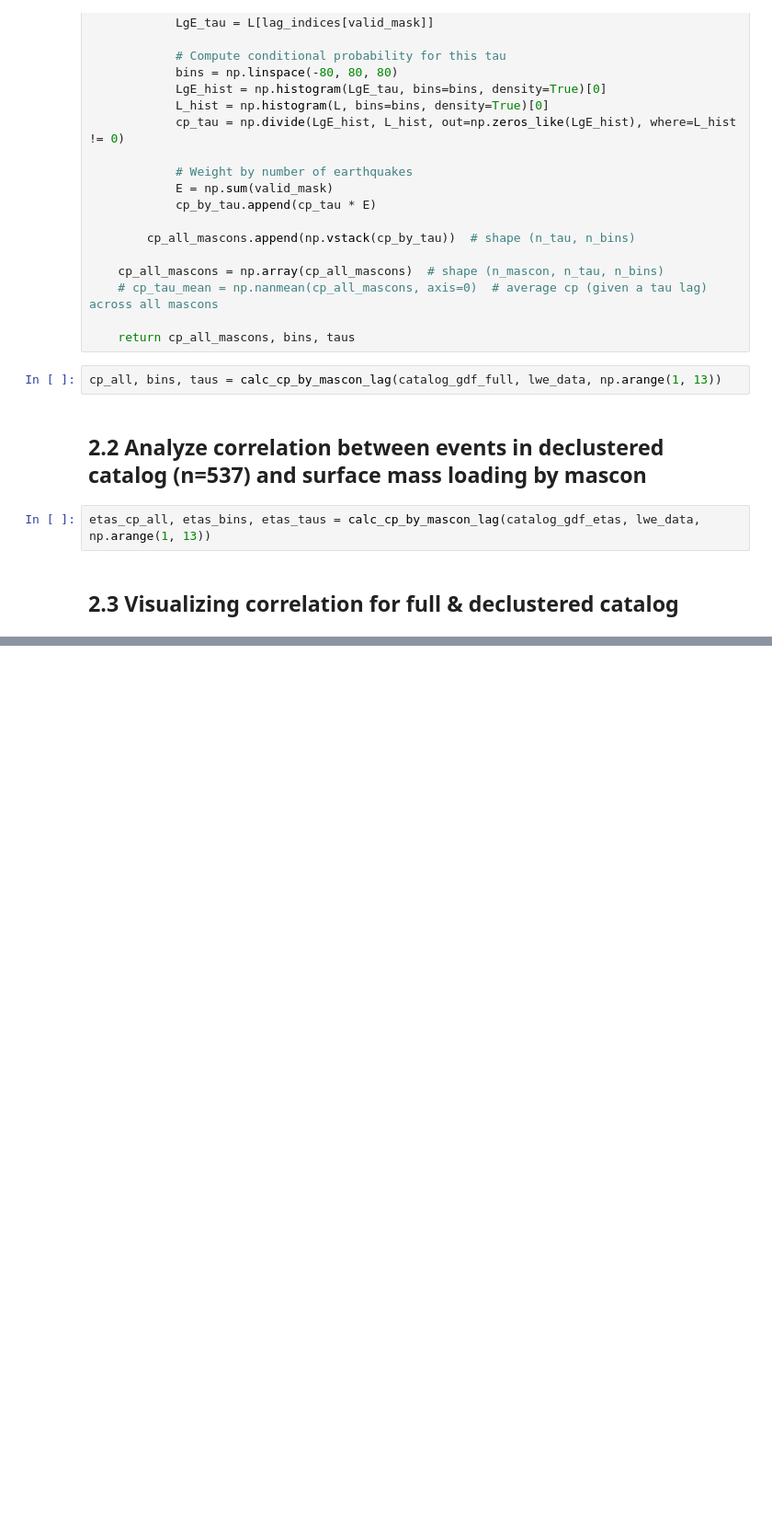
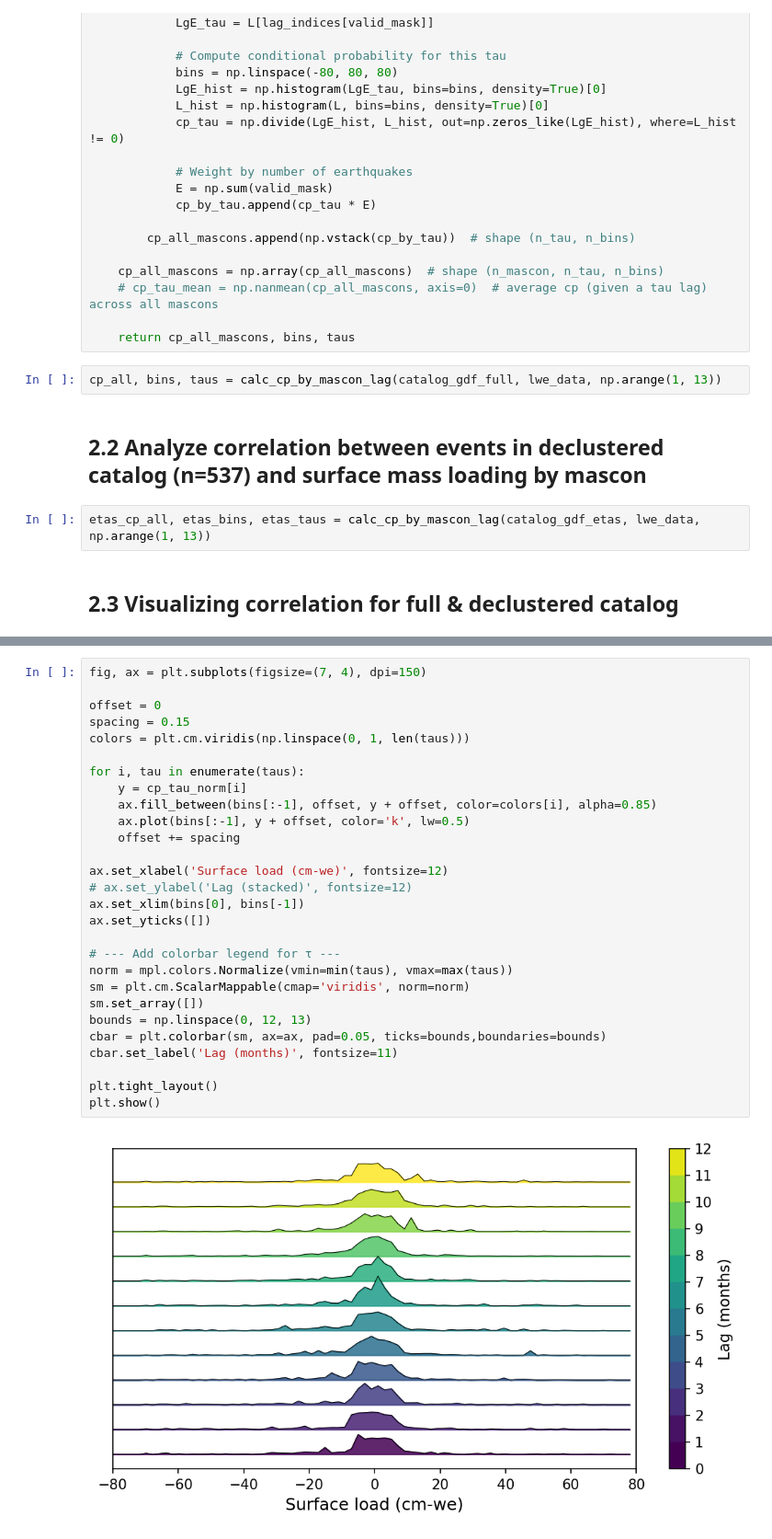
Before and after one commit to amandasyamsul/SLIQ, a Jupyter notebook: SLIQ-by-JPL-mascon-lag.ipynb, the cells around one changed output, grey strips where cells are left out. Shown at 92% size. Saved outputs shown, nothing was run; the diff lists cells and outputs as text; blank space fills up the shorter version.

```diff
--- a/SLIQ-by-JPL-mascon-lag.ipynb
+++ b/SLIQ-by-JPL-mascon-lag.ipynb
@@ -483,0 +238,30 @@ plot_significance_and_cp(chosen_dist, etas_chosen_dist)
+# %%
+fig, ax = plt.subplots(figsize=(7, 4), dpi=150)
+
+offset = 0
+spacing = 0.15
+colors = plt.cm.viridis(np.linspace(0, 1, len(taus)))
+
+for i, tau in enumerate(taus):
+    y = cp_tau_norm[i]
+    ax.fill_between(bins[:-1], offset, y + offset, color=colors[i], alpha=0.85)
+    ax.plot(bins[:-1], y + offset, color='k', lw=0.5)
+    offset += spacing
+
+ax.set_xlabel('Surface load (cm-we)', fontsize=12)
+# ax.set_ylabel('Lag (stacked)', fontsize=12)
+ax.set_xlim(bins[0], bins[-1])
+ax.set_yticks([])
+
+# --- Add colorbar legend for τ ---
+norm = mpl.colors.Normalize(vmin=min(taus), vmax=max(taus))
+sm = plt.cm.ScalarMappable(cmap='viridis', norm=norm)
+sm.set_array([])
+bounds = np.linspace(0, 12, 13)
+cbar = plt.colorbar(sm, ax=ax, pad=0.05, ticks=bounds,boundaries=bounds)
+cbar.set_label('Lag (months)', fontsize=11)
+
+plt.tight_layout()
+plt.show()
+# %% [output]
+[figure, added]
```
Also changed, not shown: parts of 19 cells of this notebook.
